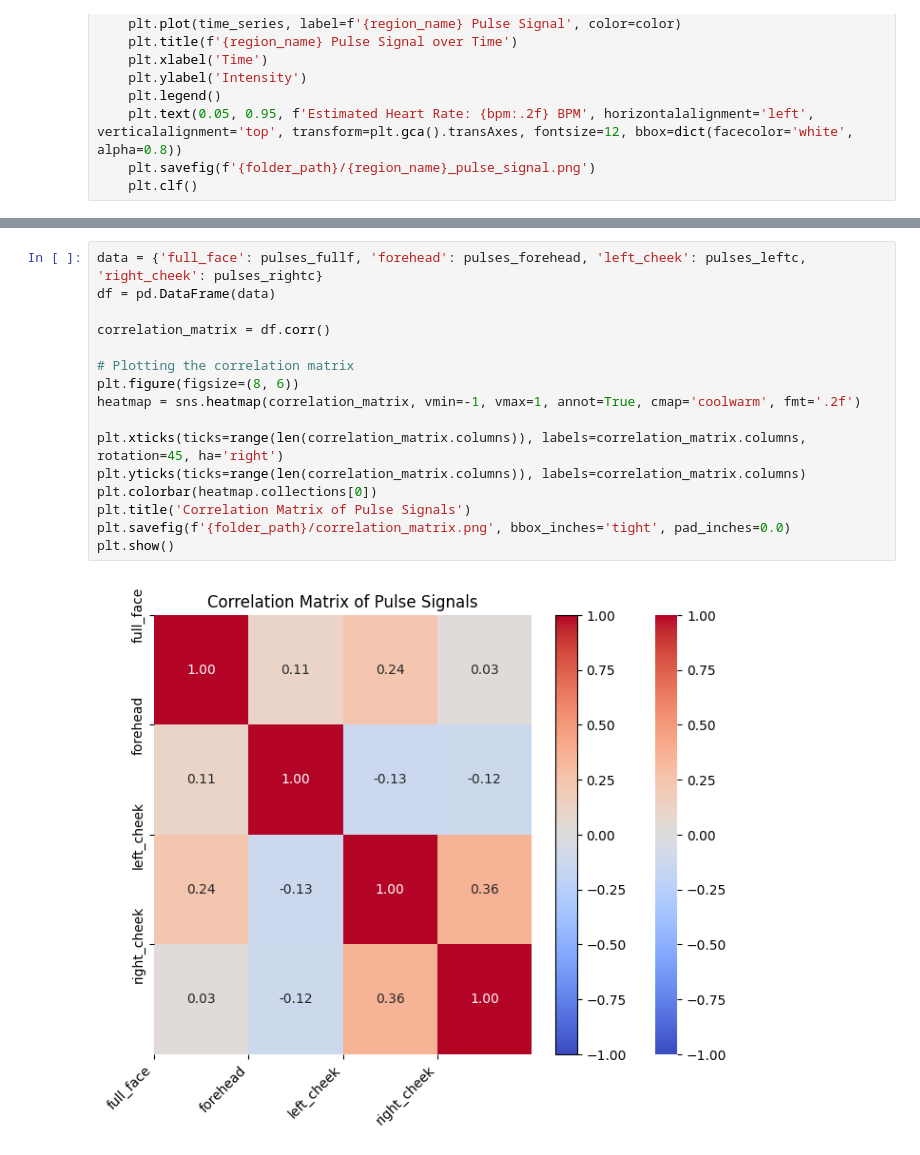
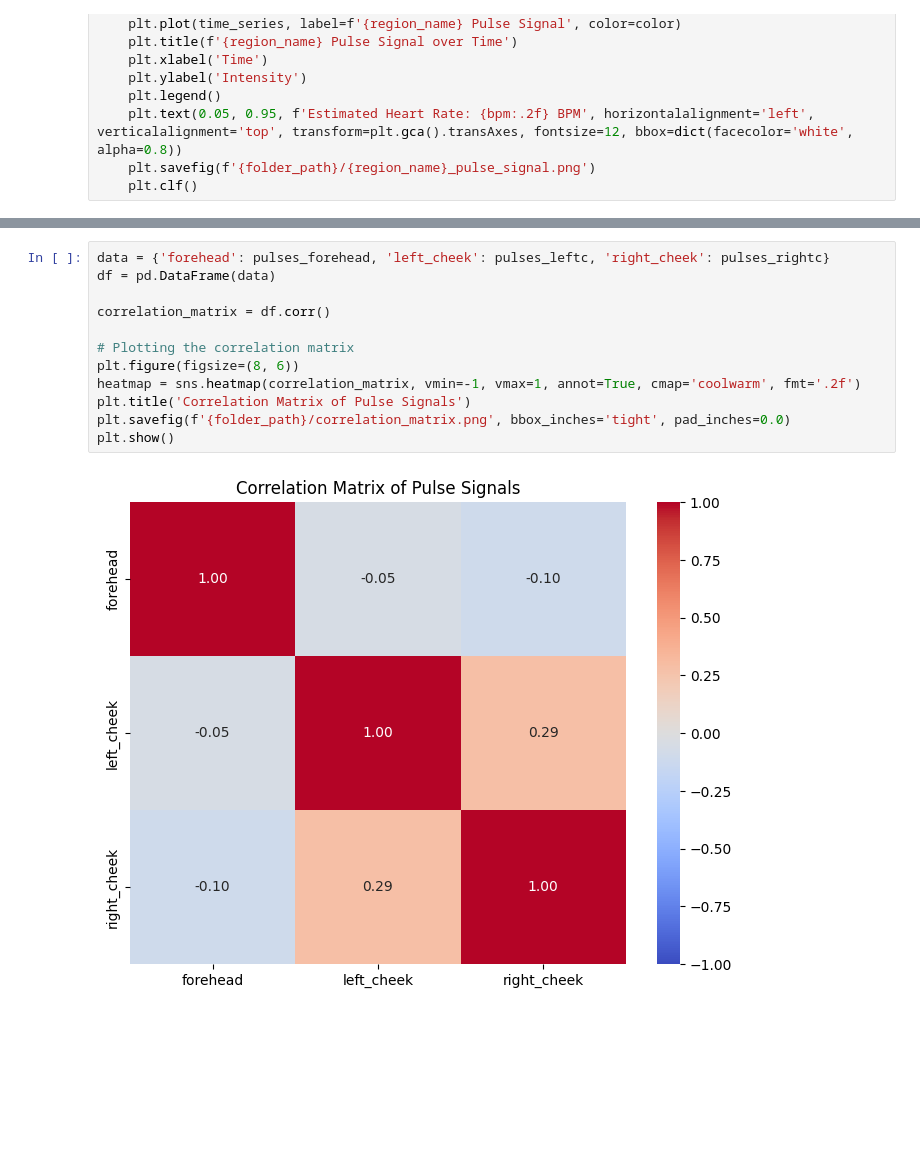
Before and after one commit to pa1kumarCSML/HeartRate_Prediction, a Jupyter notebook: pulse_from_roi2.ipynb, the cells around one changed output, grey strips where cells are left out. Cells and saved outputs as stored; diff of their text form; blank space fills up the shorter version.

```diff
--- a/pulse_from_roi2.ipynb
+++ b/pulse_from_roi2.ipynb
@@ -307,20 +306,16 @@ for i in range(data_length):
 
 workbook.save(f"{folder_path}/pulse_signals.xlsx")
 # %%
-data = {'full_face': pulses_fullf, 'forehead': pulses_forehead, 'left_cheek': pulses_leftc, 'right_cheek': pulses_rightc}
+data = {'forehead': pulses_forehead, 'left_cheek': pulses_leftc, 'right_cheek': pulses_rightc}
 df = pd.DataFrame(data)
 
 correlation_matrix = df.corr()
 
 # Plotting the correlation matrix
 plt.figure(figsize=(8, 6))
 heatmap = sns.heatmap(correlation_matrix, vmin=-1, vmax=1, annot=True, cmap='coolwarm', fmt='.2f')
-
-plt.xticks(ticks=range(len(correlation_matrix.columns)), labels=correlation_matrix.columns, rotation=45, ha='right')
-plt.yticks(ticks=range(len(correlation_matrix.columns)), labels=correlation_matrix.columns)
-plt.colorbar(heatmap.collections[0])
 plt.title('Correlation Matrix of Pulse Signals')
 plt.savefig(f'{folder_path}/correlation_matrix.png', bbox_inches='tight', pad_inches=0.0)
 plt.show()
 # %% [output]
-[figure, old version]
+[figure, new version]
```
Also changed, not shown: parts of 3 cells of this notebook, 1 other file.
